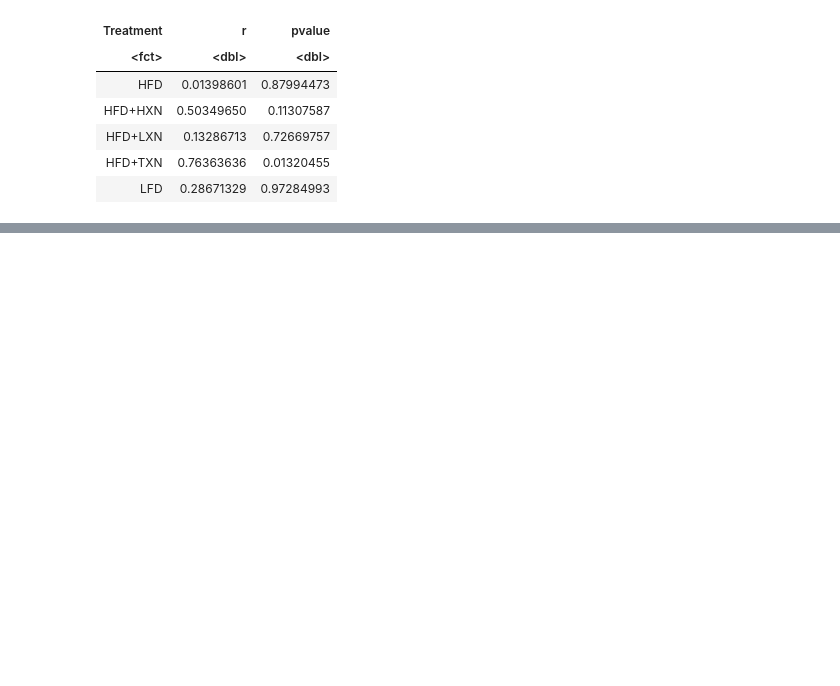
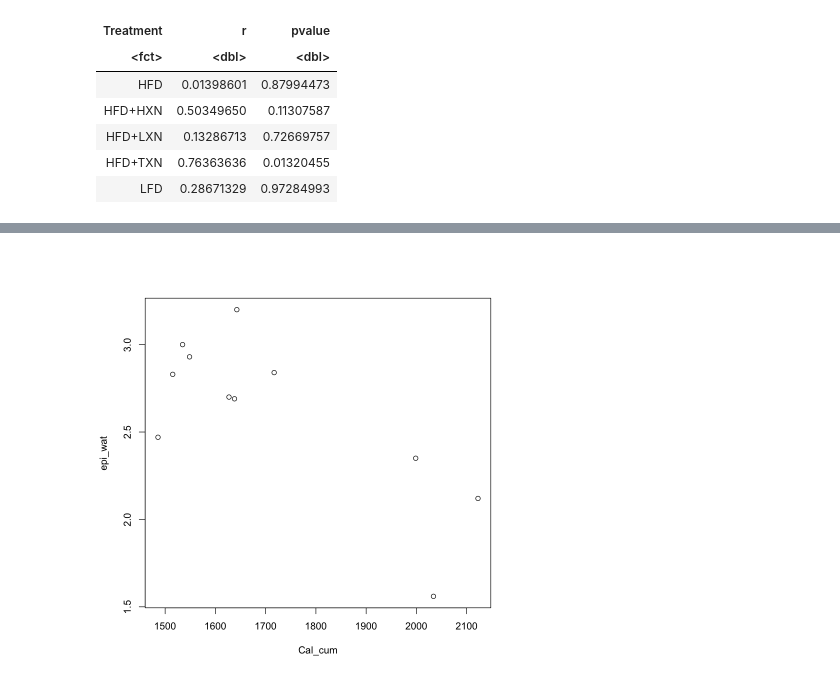
Before and after one commit to zhangyang2017/PPAR, a Jupyter notebook: manuscript/tables/stats.ipynb, the cells around one changed output, grey strips where cells are left out. Cells and saved outputs as stored; diff of their text form; code cells hidden in the pictures; blank space fills up the shorter version.

```diff
--- a/manuscript/tables/stats.ipynb
+++ b/manuscript/tables/stats.ipynb
@@ -148,0 +246,6 @@ package DESCRIPTION file and may need manual editing, see
+# %%
+txn <- data %>% filter(Treatment == "HFD+TXN")
+# %%
+plot(epi_wat ~ Cal_cum, data = txn)
+# %% [output]
+[figure, added]
```
Also changed, not shown: parts of 34 cells of this notebook, 1 other file.
